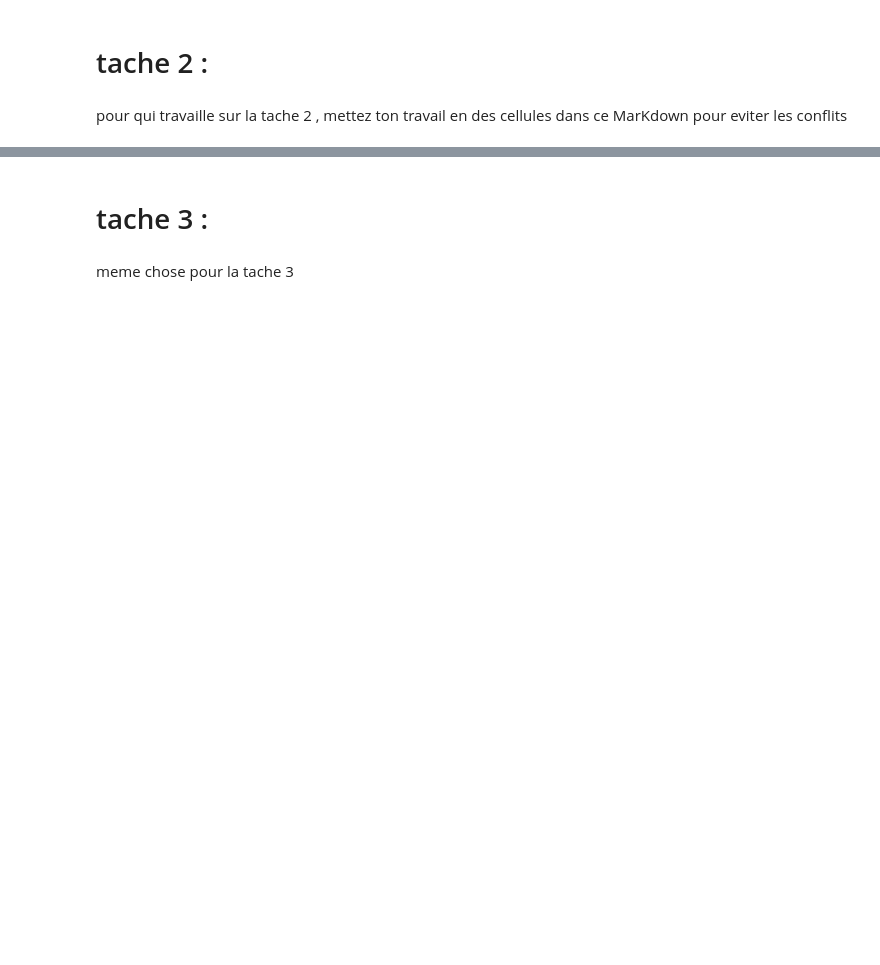
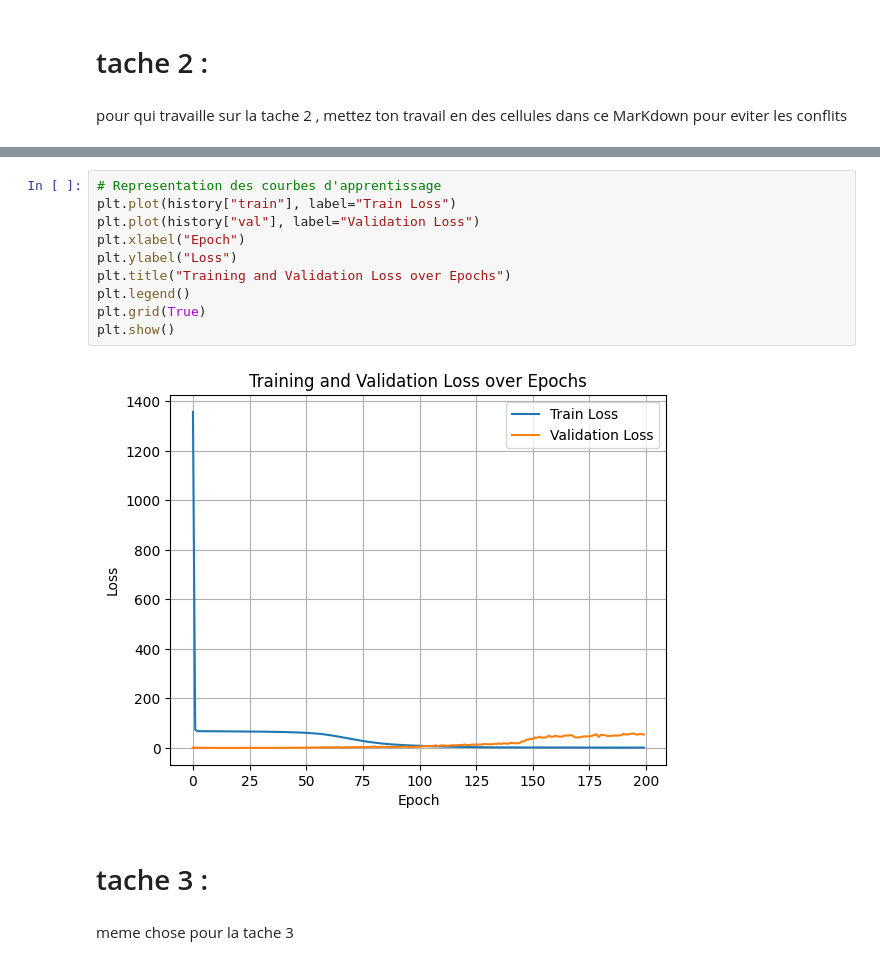
Before and after one commit to hassane-37/DeepLaser, a Jupyter notebook: deeplaser.ipynb, the cells around one changed output, grey strips where cells are left out. Cells and saved outputs as stored; diff of their text form; blank space fills up the shorter version.

```diff
--- a/deeplaser.ipynb
+++ b/deeplaser.ipynb
@@ -381,3 +767,15 @@ pour qui travaille sur la tache 2 , mettez ton travail en des cellules dans ce M
+# %%
+# Representation des courbes d'apprentissage
+plt.plot(history["train"], label="Train Loss")
+plt.plot(history["val"], label="Validation Loss")
+plt.xlabel("Epoch")
+plt.ylabel("Loss")
+plt.title("Training and Validation Loss over Epochs")
+plt.legend()
+plt.grid(True)
+plt.show()
+# %% [output]
+[figure, added]
 # %% [markdown]
 # tache 3 :
 # %% [markdown]
```
Also changed, not shown: parts of 28 cells of this notebook.
